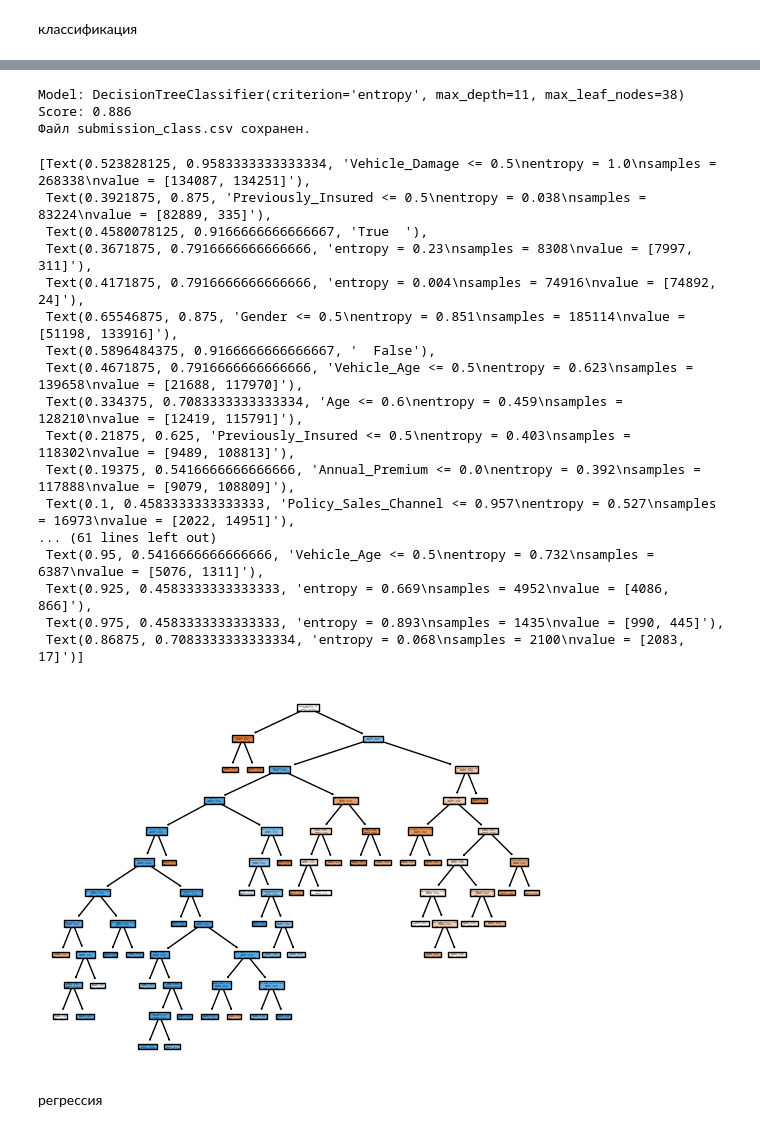
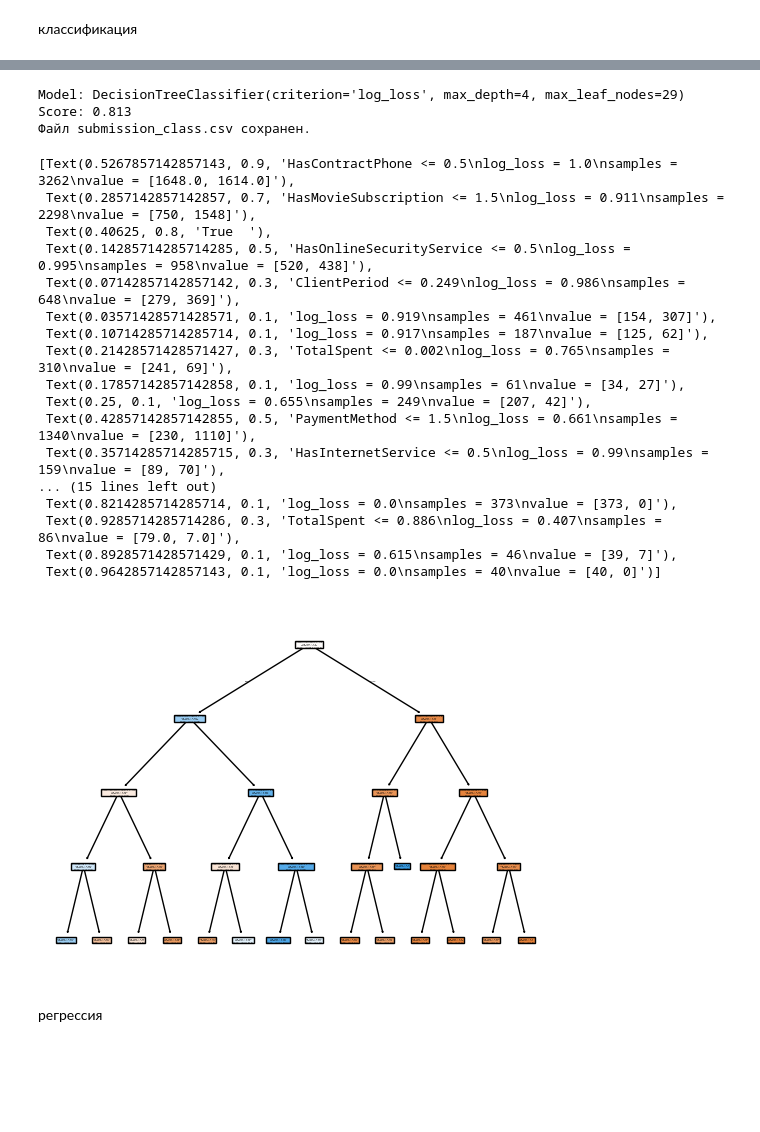
Before and after one commit to LuckHost/data_analysis_methods_sfu_2nd_course, a Jupyter notebook: 5th/PR_5.ipynb, the cells around one changed output, grey strips where cells are left out. Drawn from its saved outputs; the diff is of its cells as text; code cells hidden in the pictures; blank space fills up the shorter version.

```diff
--- a/5th/PR_5.ipynb
+++ b/5th/PR_5.ipynb
@@ -111,9 +138,9 @@ plt.show()
 # %%
-x = class_train[class_all]
-y = class_train[class_result]
+x = class_train[class_num + class_cat]
+y = class_train["Churn"]
 x, y = KMeansSMOTE(cluster_balance_threshold=0.3).fit_resample(x, y)
 plt.pie(y.value_counts(), labels=(0, 1))
-plt.title("Распределение значения response в выборке")
+plt.title("Распределение значения Churn в выборке")
 plt.legend((0, 1))
 plt.show()
 # %% [output]
@@ -227,35 +254,35 @@ compare_parameters(params, test_acc, train_acc)
 # %%
 model, class_score = create_best_model(best_parameters_сlass)
-class_test = class_test[class_all]
+class_test = class_test[class_num + class_cat]
 y_pred = model.predict(class_test)
-submission_class = pd.DataFrame({'id': ids_class, 'Response': y_pred})
+submission_class = pd.DataFrame({'id': ids_class, 'Churn': y_pred})
 
 submission_class.to_csv('submission_class.csv', index=False)
 print("Файл submission_class.csv сохранен.")
 
 tree.plot_tree(model, filled=True, feature_names=list(x_test_class.columns))
 # %% [output]
-Model: DecisionTreeClassifier(criterion='entropy', max_depth=11, max_leaf_nodes=38)
-Score: 0.886
+Model: DecisionTreeClassifier(criterion='log_loss', max_depth=4, max_leaf_nodes=29)
+Score: 0.813
 Файл submission_class.csv сохранен.
-[Text(0.523828125, 0.9583333333333334, 'Vehicle_Damage <= 0.5\nentropy = 1.0\nsamples = 268338\nvalue = [134087, 134251]'),
- Text(0.3921875, 0.875, 'Previously_Insured <= 0.5\nentropy = 0.038\nsamples = 83224\nvalue = [82889, 335]'),
- Text(0.4580078125, 0.9166666666666667, 'True  '),
- Text(0.3671875, 0.7916666666666666, 'entropy = 0.23\nsamples = 8308\nvalue = [7997, 311]'),
- Text(0.4171875, 0.7916666666666666, 'entropy = 0.004\nsamples = 74916\nvalue = [74892, 24]'),
- Text(0.65546875, 0.875, 'Gender <= 0.5\nentropy = 0.851\nsamples = 185114\nvalue = [51198, 133916]'),
- Text(0.5896484375, 0.9166666666666667, '  False'),
- Text(0.4671875, 0.7916666666666666, 'Vehicle_Age <= 0.5\nentropy = 0.623\nsamples = 139658\nvalue = [21688, 117970]'),
- Text(0.334375, 0.7083333333333334, 'Age <= 0.6\nentropy = 0.459\nsamples = 128210\nvalue = [12419, 115791]'),
- Text(0.21875, 0.625, 'Previously_Insured <= 0.5\nentropy = 0.403\nsamples = 118302\nvalue = [9489, 108813]'),
- Text(0.19375, 0.5416666666666666, 'Annual_Premium <= 0.0\nentropy = 0.392\nsamples = 117888\nvalue = [9079, 108809]'),
- Text(0.1, 0.4583333333333333, 'Policy_Sales_Channel <= 0.957\nentropy = 0.527\nsamples = 16973\nvalue = [2022, 14951]'),
-... (61 lines left out)
- Text(0.95, 0.5416666666666666, 'Vehicle_Age <= 0.5\nentropy = 0.732\nsamples = 6387\nvalue = [5076, 1311]'),
- Text(0.925, 0.4583333333333333, 'entropy = 0.669\nsamples = 4952\nvalue = [4086, 866]'),
- Text(0.975, 0.4583333333333333, 'entropy = 0.893\nsamples = 1435\nvalue = [990, 445]'),
- Text(0.86875, 0.7083333333333334, 'entropy = 0.068\nsamples = 2100\nvalue = [2083, 17]')]
+[Text(0.5267857142857143, 0.9, 'HasContractPhone <= 0.5\nlog_loss = 1.0\nsamples = 3262\nvalue = [1648.0, 1614.0]'),
+ Text(0.2857142857142857, 0.7, 'HasMovieSubscription <= 1.5\nlog_loss = 0.911\nsamples = 2298\nvalue = [750, 1548]'),
+ Text(0.40625, 0.8, 'True  '),
+ Text(0.14285714285714285, 0.5, 'HasOnlineSecurityService <= 0.5\nlog_loss = 0.995\nsamples = 958\nvalue = [520, 438]'),
+ Text(0.07142857142857142, 0.3, 'ClientPeriod <= 0.249\nlog_loss = 0.986\nsamples = 648\nvalue = [279, 369]'),
+ Text(0.03571428571428571, 0.1, 'log_loss = 0.919\nsamples = 461\nvalue = [154, 307]'),
+ Text(0.10714285714285714, 0.1, 'log_loss = 0.917\nsamples = 187\nvalue = [125, 62]'),
+ Text(0.21428571428571427, 0.3, 'TotalSpent <= 0.002\nlog_loss = 0.765\nsamples = 310\nvalue = [241, 69]'),
+ Text(0.17857142857142858, 0.1, 'log_loss = 0.99\nsamples = 61\nvalue = [34, 27]'),
+ Text(0.25, 0.1, 'log_loss = 0.655\nsamples = 249\nvalue = [207, 42]'),
+ Text(0.42857142857142855, 0.5, 'PaymentMethod <= 1.5\nlog_loss = 0.661\nsamples = 1340\nvalue = [230, 1110]'),
+ Text(0.35714285714285715, 0.3, 'HasInternetService <= 0.5\nlog_loss = 0.99\nsamples = 159\nvalue = [89, 70]'),
+... (15 lines left out)
+ Text(0.8214285714285714, 0.1, 'log_loss = 0.0\nsamples = 373\nvalue = [373, 0]'),
+ Text(0.9285714285714286, 0.3, 'TotalSpent <= 0.886\nlog_loss = 0.407\nsamples = 86\nvalue = [79.0, 7.0]'),
+ Text(0.8928571428571429, 0.1, 'log_loss = 0.615\nsamples = 46\nvalue = [39, 7]'),
+ Text(0.9642857142857143, 0.1, 'log_loss = 0.0\nsamples = 40\nvalue = [40, 0]')]
-[figure, old version]
+[figure, new version]
 # %% [markdown]
 регрессия
 # %%
```
Also changed, not shown: parts of 13 cells of this notebook, 2 other files.
